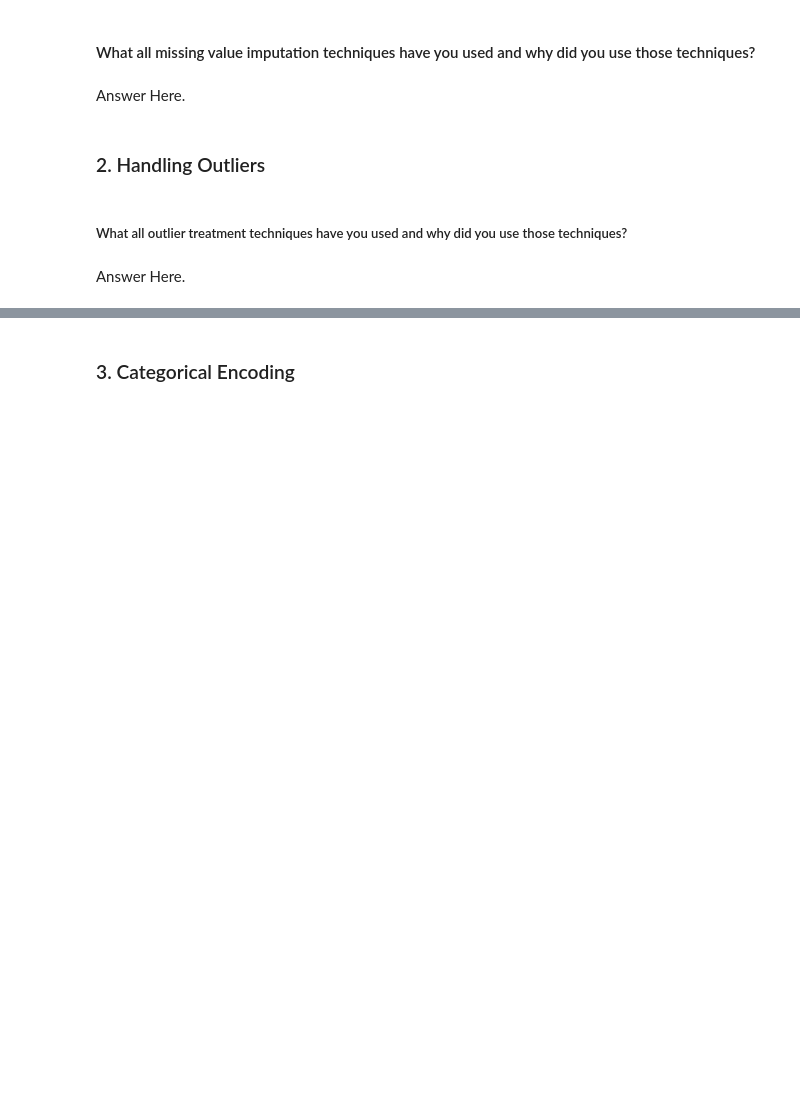
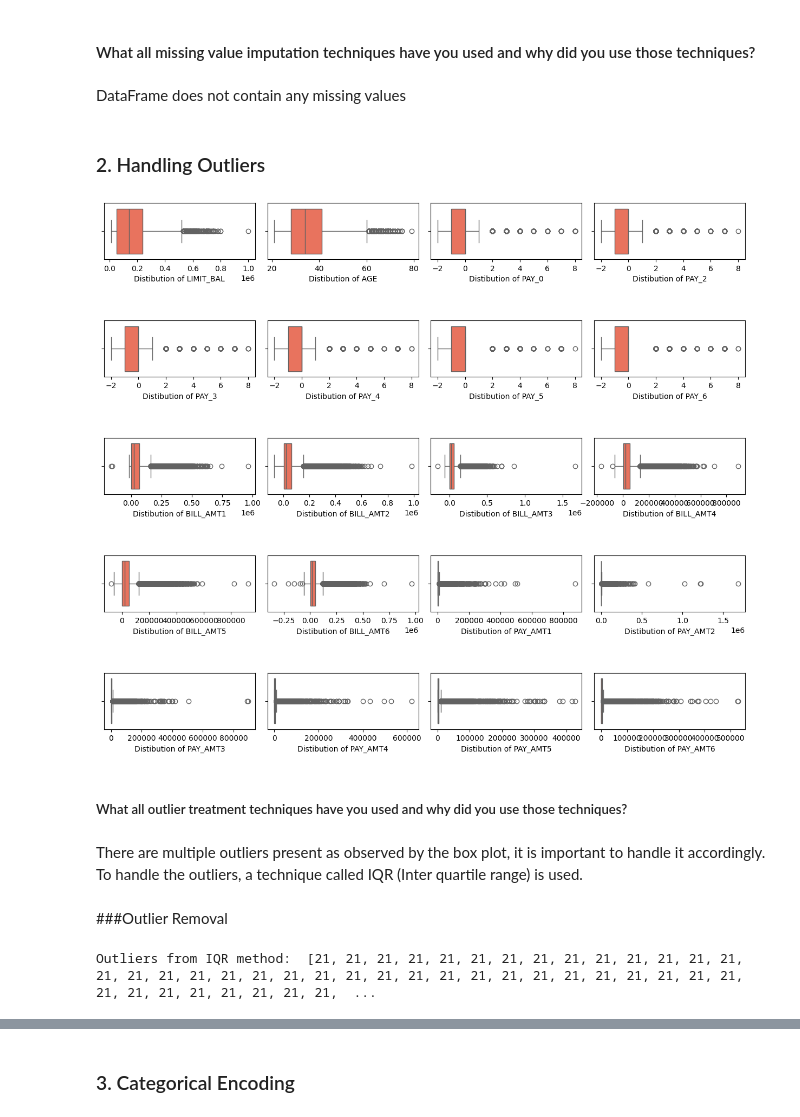
Before and after one commit to AkshayAI007/Credit-Card-default-Prediction-using-ML, a Jupyter notebook: Credit_Card_default_prediction_using_ML.ipynb, the cells around one changed output, grey strips where cells are left out. Cells and saved outputs as stored; diff of their text form; code cells hidden in the pictures; blank space fills up the shorter version.

```diff
--- a/Credit_Card_default_prediction_using_ML.ipynb
+++ b/Credit_Card_default_prediction_using_ML.ipynb
@@ -679,3 +814,10 @@ Answer Here.
+# %%
+#creating list of numerical and categorical columns
+numerical_columns=['LIMIT_BAL', 'AGE', 'PAY_0',
+       'PAY_2', 'PAY_3', 'PAY_4', 'PAY_5', 'PAY_6', 'BILL_AMT1', 'BILL_AMT2',
+       'BILL_AMT3', 'BILL_AMT4', 'BILL_AMT5', 'BILL_AMT6', 'PAY_AMT1',
+       'PAY_AMT2', 'PAY_AMT3', 'PAY_AMT4', 'PAY_AMT5', 'PAY_AMT6']
+categorical_columns =  ['SEX', 'EDUCATION', 'MARRIAGE']
 # %% [markdown]
 ### 1. Handling Missing Values
 # %%
@@ -683,6 +844,6 @@ Answer Here.
 # %% [markdown]
 #### What all missing value imputation techniques have you used and why did you use those techniques?
-# %% [markdown]
-Answer Here.
+# %% [markdown]
+DataFrame does not contain any missing values
 # %% [markdown]
 ### 2. Handling Outliers
@@ -691,4 +850,44 @@ Answer Here.
+# %%
+# Handling Outliers & Outlier treatments
+#Checking for outliers
+
+fig = plt.figure(figsize=(12,25))
+c=1
+for i in numerical_columns :
+    plt.subplot(12, 4, c)
+    plt.xlabel('Distibution of {}'.format(i))
+    sns.boxplot(x=i,data=df,color="tomato")
+    c = c + 1
+plt.tight_layout(pad=0.4, w_pad=0.5, h_pad=5.0)
+# %% [output]
+[figure, added]
 # %% [markdown]
 ##### What all outlier treatment techniques have you used and why did you use those techniques?
-# %% [markdown]
-Answer Here.
+# %% [markdown]
+There are multiple outliers present as observed by the box plot, it is important to handle it accordingly. To handle the outliers, a technique called IQR (Inter quartile range) is used.
+# %% [markdown]
+###Outlier Removal
+# %%
+outliers = []
+def detect_outliers_iqr(data):
+    data = sorted(data)
+    #for column in data:
+    q1 = np.percentile(data, 25)
+    q3 = np.percentile(data, 75)
+    # print(q1, q3)
+    IQR = q3-q1
+    lwr_bound = q1-(1.5*IQR)
+    upr_bound = q3+(1.5*IQR)
+    # print(lwr_bound, upr_bound)
+    for i in data:
+        if (upr_bound):
+            outliers.append(i)
+    return outliers# Driver code
+
+
+sample_outliers = detect_outliers_iqr(df["AGE"])
+
+
+print("Outliers from IQR method: ", sample_outliers)
+# %% [output]
+Outliers from IQR method:  [21, 21, 21, 21, 21, 21, 21, 21, 21, 21, 21, 21, 21, 21, 21, 21, 21, 21, 21, 21, 21, 21, 21, 21, 21, 21, 21, 21, 21, 21, 21, 21, 21, 21, 21, 21, 21, 21, 21, 21, 21, 21, 21,  ...
```
Also changed, not shown: parts of 122 cells of this notebook.
